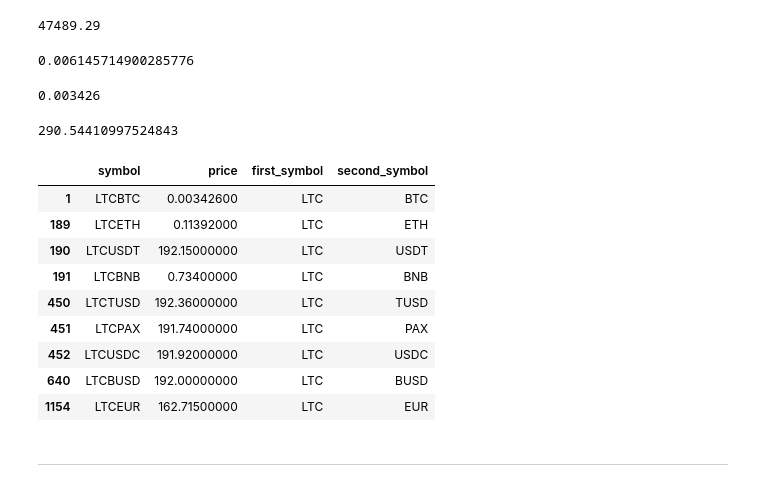
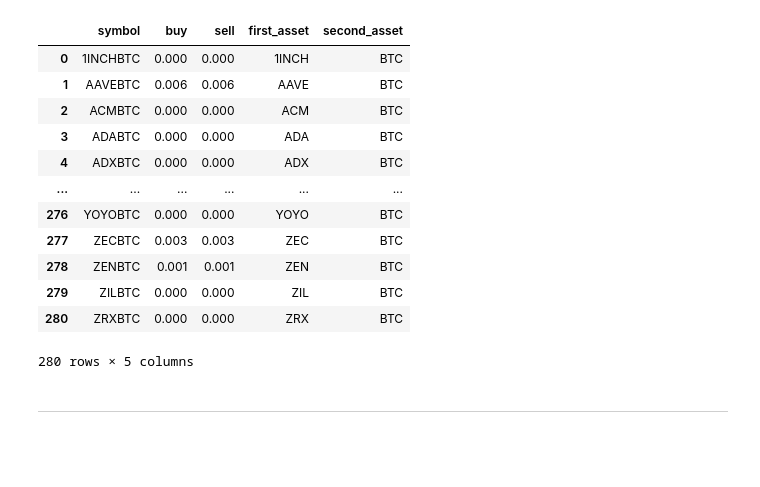
Before and after one commit to RicardoHS/binance-argitrager, a Jupyter notebook: prototype/notebooks/02-arbitrage_matrix.ipynb, the cells around one changed output. Saved outputs shown, nothing was run; the diff lists cells and outputs as text; code cells hidden in the pictures; blank space fills up the shorter version.

```diff
--- a/prototype/notebooks/02-arbitrage_matrix.ipynb
+++ b/prototype/notebooks/02-arbitrage_matrix.ipynb
@@ -49,0 +137,4 @@ symbols = df_symbols['baseAsset'].unique()
+# %%
+assets = sorted(list(set(df_symbols['baseAsset'].unique()).union(set(df_symbols['quoteAsset'].unique()))))
+symbols = sorted(list(df_symbols['symbol'].unique()))
+len(assets), len(symbols)
@@ -49,0 +143,13 @@ symbols = df_symbols['baseAsset'].unique()
+# %%
+%%time
+
+initial_currency = 'BTC'
+selected_symbols = [s for s in symbols if initial_currency in s]
+
+prices = []
+for sym in selected_symbols:
+    b_s_price = get_symbol_prices(sym)
+    prices.append((sym, *b_s_price))
+
+df_prices = pd.DataFrame(prices, columns=['symbol', 'buy', 'sell'])
+df_prices.head()
@@ -101,31 +189,18 @@ change_matrix.loc['BTC', 'EUR'] / change_matrix.loc['EUR', 'LTC'] * change_matri
-# %%
-change_matrix.loc['BTC', 'EUR']
-# %% [output]
-47489.29
-# %%
-change_matrix.loc['EUR', 'LTC']
-# %% [output]
-0.006145714900285776
-# %%
-change_matrix.loc['LTC', 'BTC']
-# %% [output]
-0.003426
-# %%
-47370.06 / 163.03913372752754
-# %% [output]
-290.54410997524843
-# %%
-df_prices[df_prices['first_symbol']=='LTC']
-# %% [output]
-|  | symbol | price | first_symbol | second_symbol |
-| 1 | LTCBTC | 0.00342600 | LTC | BTC |
-| 189 | LTCETH | 0.11392000 | LTC | ETH |
-| 190 | LTCUSDT | 192.15000000 | LTC | USDT |
-| 191 | LTCBNB | 0.73400000 | LTC | BNB |
-| 450 | LTCTUSD | 192.36000000 | LTC | TUSD |
-| 451 | LTCPAX | 191.74000000 | LTC | PAX |
-| 452 | LTCUSDC | 191.92000000 | LTC | USDC |
-| 640 | LTCBUSD | 192.00000000 | LTC | BUSD |
-| 1154 | LTCEUR | 162.71500000 | LTC | EUR |
+# %%
+df_prices
+# %% [output]
+|  | symbol | buy | sell | first_asset | second_asset |
+| 0 | 1INCHBTC | 0.000 | 0.000 | 1INCH | BTC |
+| 1 | AAVEBTC | 0.006 | 0.006 | AAVE | BTC |
+| 2 | ACMBTC | 0.000 | 0.000 | ACM | BTC |
+| 3 | ADABTC | 0.000 | 0.000 | ADA | BTC |
+| 4 | ADXBTC | 0.000 | 0.000 | ADX | BTC |
+| ... | ... | ... | ... | ... | ... |
+| 276 | YOYOBTC | 0.000 | 0.000 | YOYO | BTC |
+| 277 | ZECBTC | 0.003 | 0.003 | ZEC | BTC |
+| 278 | ZENBTC | 0.001 | 0.001 | ZEN | BTC |
+| 279 | ZILBTC | 0.000 | 0.000 | ZIL | BTC |
+| 280 | ZRXBTC | 0.000 | 0.000 | ZRX | BTC |
+280 rows × 5 columns
 # %% [markdown]
 ---
```
Also changed, not shown: parts of 40 cells of this notebook, 5 other files.
